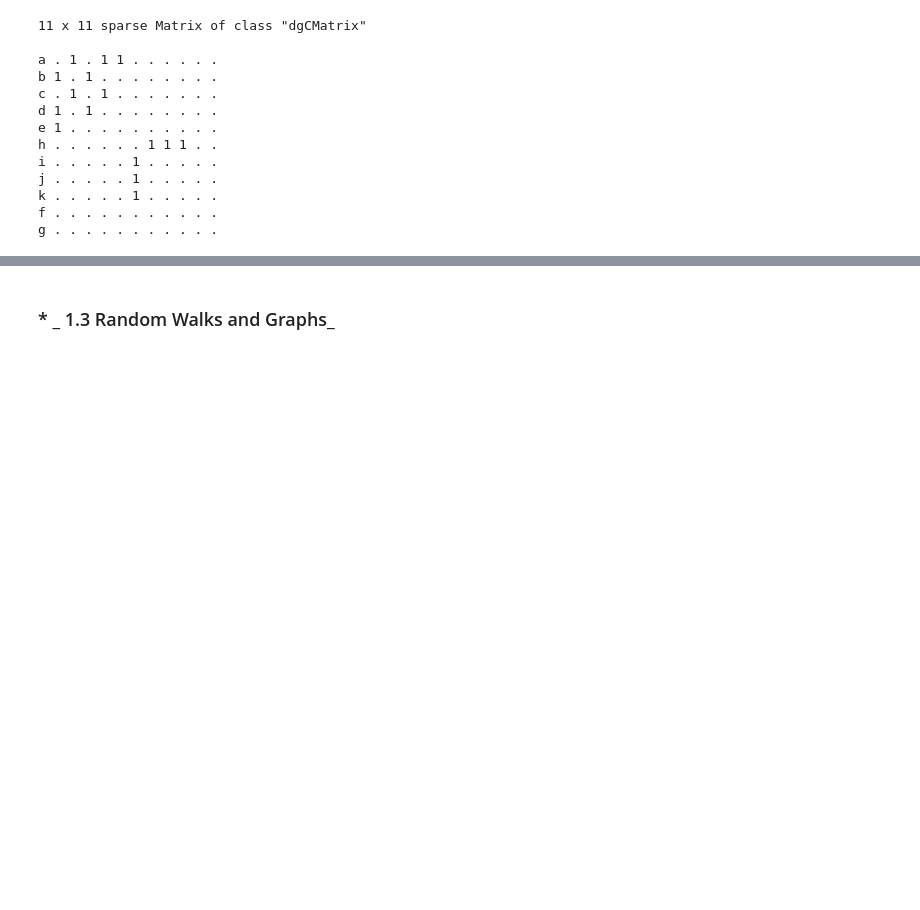
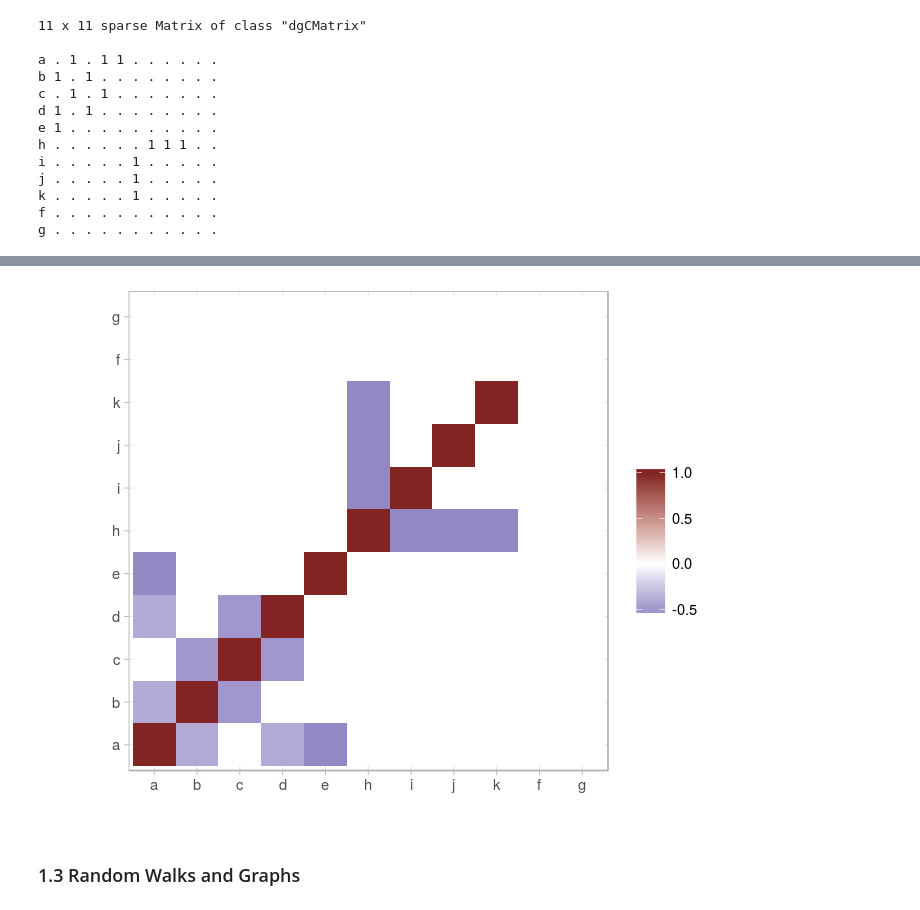
Before and after one commit to gbertagnolli/Networks-LM-Math, a Jupyter notebook: networks-seminar-1.ipynb, the cells around one changed output, grey strips where cells are left out. Cells and saved outputs as stored; diff of their text form; code cells hidden in the pictures; blank space fills up the shorter version.

```diff
--- a/networks-seminar-1.ipynb
+++ b/networks-seminar-1.ipynb
@@ -175,0 +461,5 @@ The main reference for the following paragraphs is [Chung, 1997](https://goo.gl/
+# %%
+Lng <- laplacian_matrix(g, normalized = TRUE)
+Lnk <- laplacian_matrix(karate, normalized = TRUE)
+Lng
+Lnk[1:10, 1:5]
@@ -176,2 +497,11 @@ The main reference for the following paragraphs is [Chung, 1997](https://goo.gl/
+# %%
+melted_Lng <- melt(as.matrix(Lng))
+ggplot(data = melted_Lng, aes(x = Var1, y = Var2, fill = value)) +
+  geom_tile() +
+  coord_equal() +
+  scale_fill_gradient2(low = scales::muted("blue"), mid = "white", high = scales::muted("red")) +
+  labs(x = "", y = "", fill = "")
+# %% [output]
+[figure, added]
 # %% [markdown]
-### * _ 1.3 Random Walks and Graphs_
+### 1.3 Random Walks and Graphs
```
Also changed, not shown: parts of 35 cells of this notebook.
